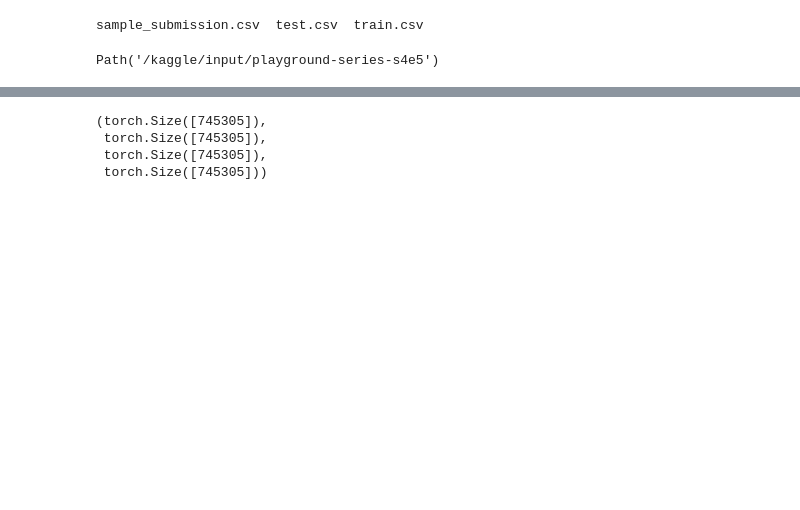
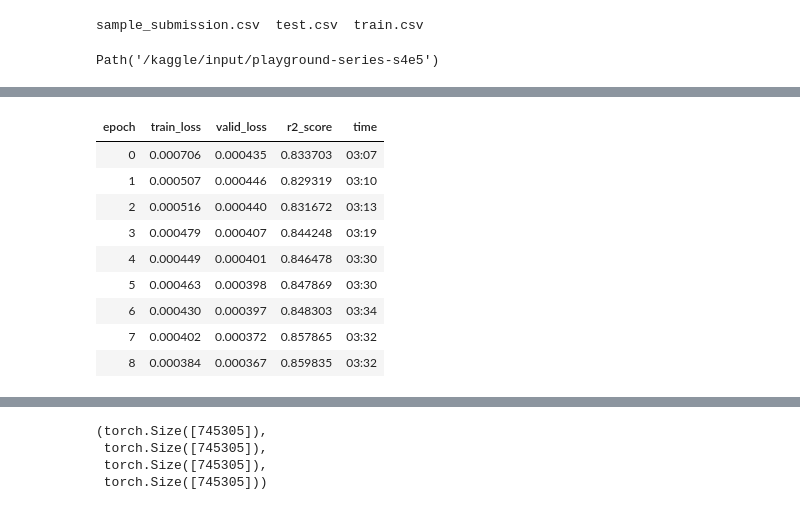
Before and after one commit to rubanzasilva/flood_prediction, a Jupyter notebook: s04e05-fastai.ipynb, the cells around one changed output, grey strips where cells are left out. Drawn from its saved outputs; the diff is of its cells as text; code cells hidden in the pictures; blank space fills up the shorter version.

```diff
--- a/s04e05-fastai.ipynb
+++ b/s04e05-fastai.ipynb
@@ -148,0 +176,14 @@ SuggestedLRs(slide=0.013182567432522774, valley=0.0006918309954926372)
+# %%
+%%time
+learn.fit_one_cycle(9,0.008)
+# %% [output]
+| epoch | train_loss | valid_loss | r2_score | time |
+| 0 | 0.000706 | 0.000435 | 0.833703 | 03:07 |
+| 1 | 0.000507 | 0.000446 | 0.829319 | 03:10 |
+| 2 | 0.000516 | 0.000440 | 0.831672 | 03:13 |
+| 3 | 0.000479 | 0.000407 | 0.844248 | 03:19 |
+| 4 | 0.000449 | 0.000401 | 0.846478 | 03:30 |
+| 5 | 0.000463 | 0.000398 | 0.847869 | 03:30 |
+| 6 | 0.000430 | 0.000397 | 0.848303 | 03:34 |
+| 7 | 0.000402 | 0.000372 | 0.857865 | 03:32 |
+| 8 | 0.000384 | 0.000367 | 0.859835 | 03:32 |
```
Also changed, not shown: parts of 60 cells of this notebook.
